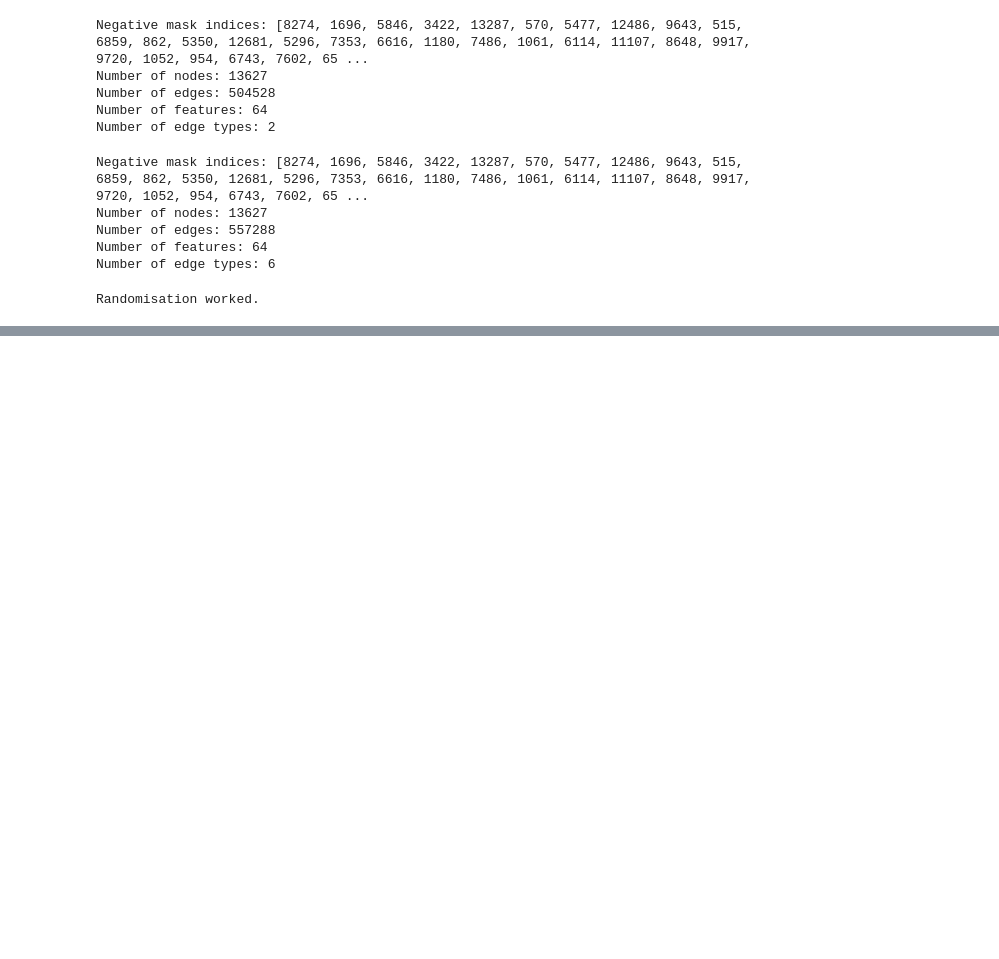
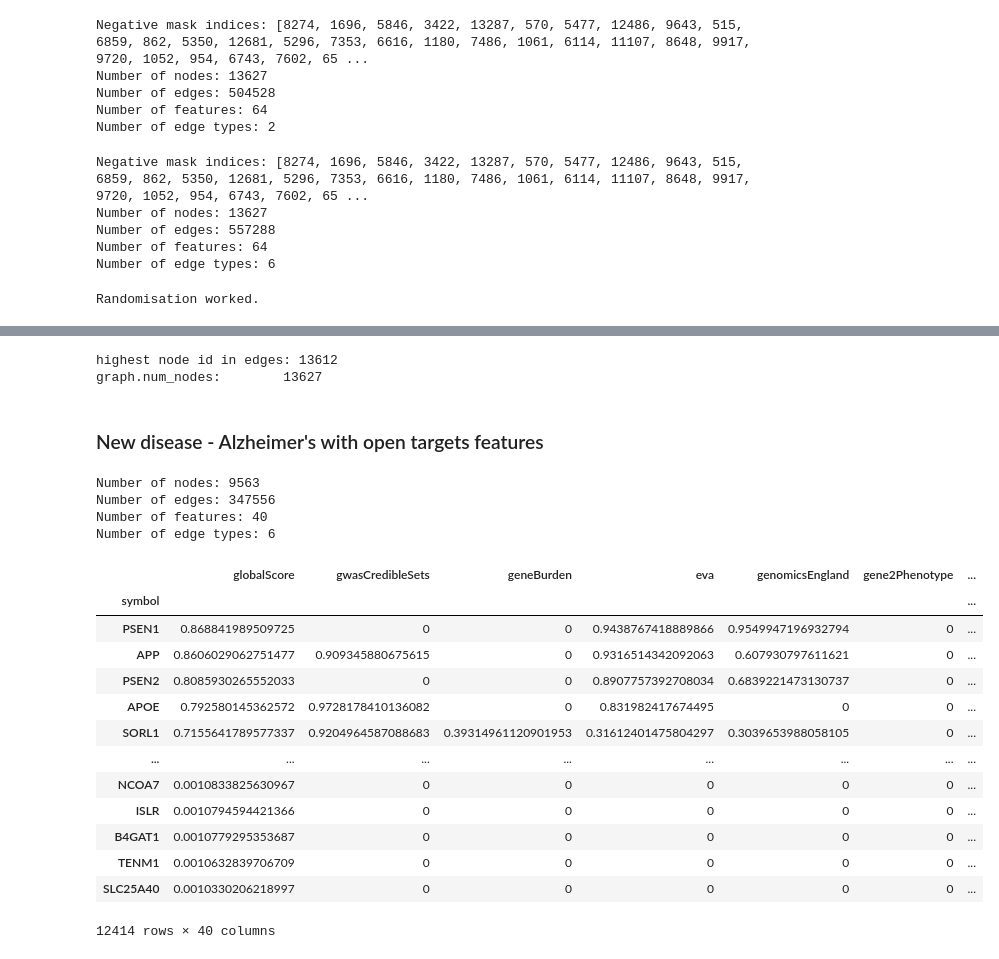
Before and after one commit to martina-occhetta/MORGaN, a Jupyter notebook: notebooks/00_data_playground.ipynb, the cells around one changed output, grey strips where cells are left out. Drawn from its saved outputs; the diff is of its cells as text; code cells hidden in the pictures; blank space fills up the shorter version.

```diff
--- a/notebooks/00_data_playground.ipynb
+++ b/notebooks/00_data_playground.ipynb
@@ -888,0 +1019,9 @@ array([[5.96476079e-02, 2.19295631e-01, 1.97262425e-01, ...,
+# %%
+max_id = int(graph.edge_index.max())
+print(f"highest node id in edges: {max_id}")
+print(f"graph.num_nodes:        {graph.num_nodes}")
+# %% [output]
+highest node id in edges: 13612
+graph.num_nodes:        13627
+# %% [markdown]
+### New disease - Alzheimer's with open targets features
@@ -888,0 +1157,45 @@ array([[5.96476079e-02, 2.19295631e-01, 1.97262425e-01, ...,
+# %%
+FEAT = "../data/components/features/OT_alzheimer_association_scores_zero.tsv"
+PATH = "../data/components/features"
+NETWORKS = ['coexpression',
+    'domain',
+    'GO',
+    'pathway',
+    "sequence"
+]
+
+NETWORK_PATH = "../data/components/networks/"
+LABEL_PATH = "../data/components/labels/OT_alzheimer_association_scores_positive.tsv"
+PPIS = ["CPDB"]
+
+for ppi in PPIS:
+    graph = load_h5_graph_with_external_features(PATH, LABEL_PATH, ppi, new_features = FEAT)
+    graph = add_all_edges(graph, NETWORK_PATH, NETWORKS)
+    print(f"Number of nodes: {graph.num_nodes}")
+    print(f"Number of edges: {graph.num_edges}")
+    print(f"Number of features: {graph.num_features}")
+    print(f"Number of edge types: {graph.num_edge_types}")
+# %% [output]
+Number of nodes: 9563
+Number of edges: 347556
+Number of features: 40
+Number of edge types: 6
+# %%
+new_features = pd.read_csv("../data/components/features/OT_alzheimer_association_scores_zero.tsv", sep="\t", index_col="symbol", dtype=str)
+# %%
+new_features
+# %% [output]
+|  | globalScore | gwasCredibleSets | geneBurden | eva | genomicsEngland | gene2Phenotype | ... |
+| symbol |  |  |  |  |  |  | ... |
+| PSEN1 | 0.868841989509725 | 0 | 0 | 0.9438767418889866 | 0.9549947196932794 | 0 | ... |
+| APP | 0.8606029062751477 | 0.909345880675615 | 0 | 0.9316514342092063 | 0.607930797611621 | 0 | ... |
+| PSEN2 | 0.8085930265552033 | 0 | 0 | 0.8907757392708034 | 0.6839221473130737 | 0 | ... |
+| APOE | 0.792580145362572 | 0.9728178410136082 | 0 | 0.831982417674495 | 0 | 0 | ... |
+| SORL1 | 0.7155641789577337 | 0.9204964587088683 | 0.39314961120901953 | 0.31612401475804297 | 0.3039653988058105 | 0 | ... |
+| ... | ... | ... | ... | ... | ... | ... | ... |
+| NCOA7 | 0.0010833825630967 | 0 | 0 | 0 | 0 | 0 | ... |
+| ISLR | 0.0010794594421366 | 0 | 0 | 0 | 0 | 0 | ... |
+| B4GAT1 | 0.0010779295353687 | 0 | 0 | 0 | 0 | 0 | ... |
+| TENM1 | 0.0010632839706709 | 0 | 0 | 0 | 0 | 0 | ... |
+| SLC25A40 | 0.0010330206218997 | 0 | 0 | 0 | 0 | 0 | ... |
+12414 rows × 40 columns
```
Also changed, not shown: parts of 19 cells of this notebook, 9 other files.
